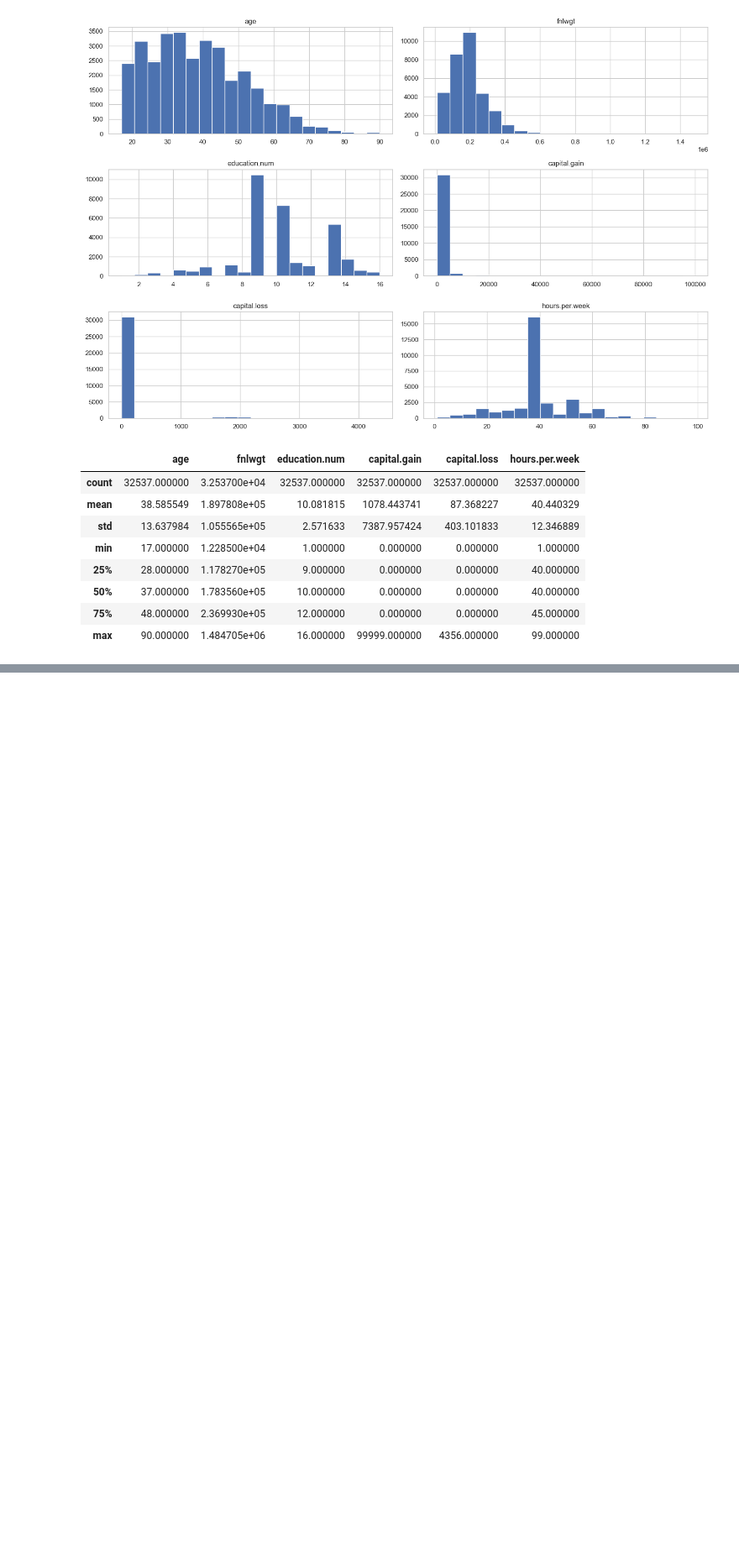
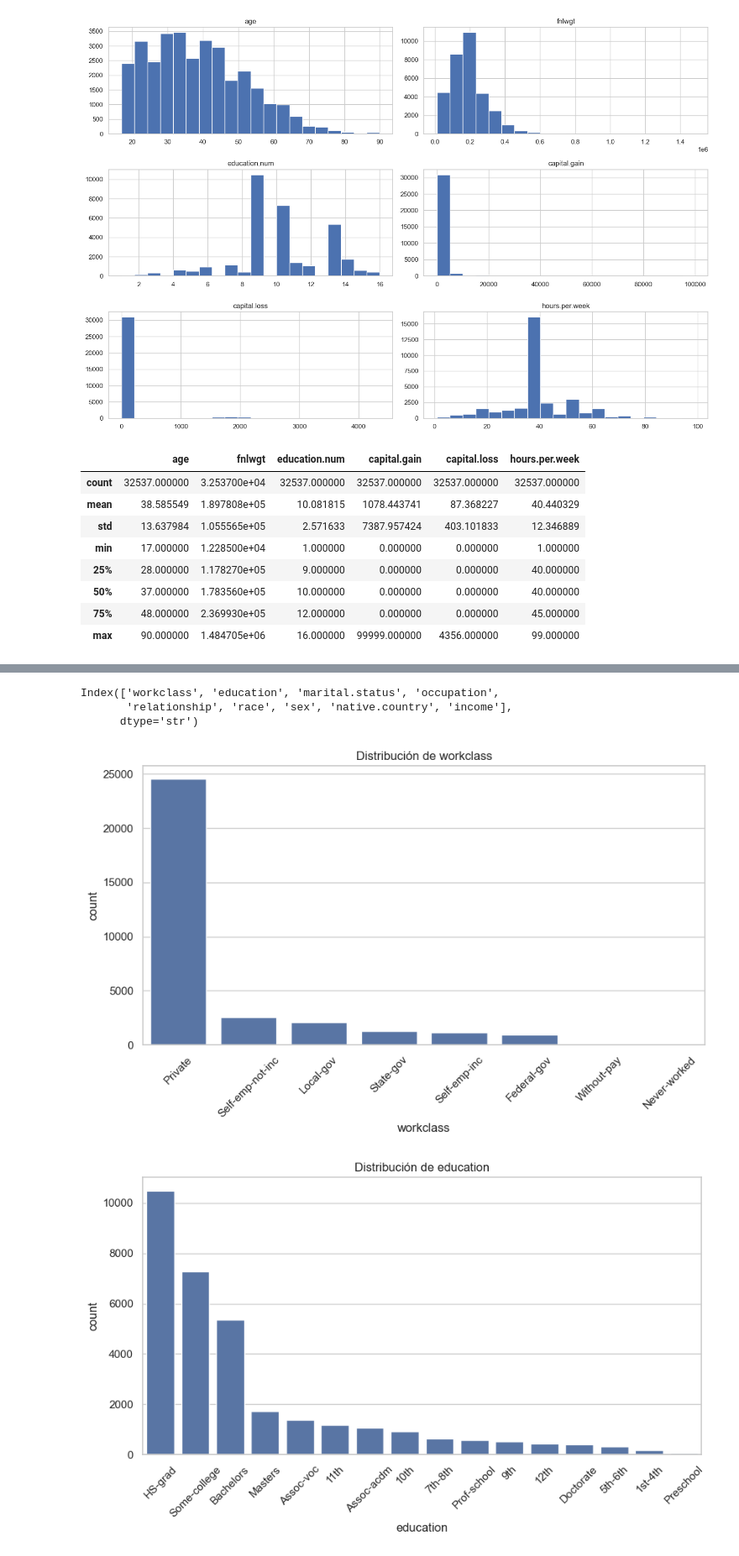
Before and after one commit to agabrielMej/laboratorio_10_MD, a Jupyter notebook: notebooks/labo_10.ipynb, the cells around one changed output, grey strips where cells are left out. Shown at 84% size. Saved outputs shown, nothing was run; the diff lists cells and outputs as text; code cells hidden in the pictures; blank space fills up the shorter version.

```diff
--- a/notebooks/labo_10.ipynb
+++ b/notebooks/labo_10.ipynb
@@ -182,0 +201,31 @@ df[numeric_columns].describe()
+# %%
+## Selección de variables categóricas
+
+categorical_columns = df.select_dtypes(include=['object']).columns
+
+print(categorical_columns)
+# %% [output]
+Index(['workclass', 'education', 'marital.status', 'occupation',
+       'relationship', 'race', 'sex', 'native.country', 'income'],
+      dtype='str')
+# %%
+## Distribución de variables categóricas
+
+for column in categorical_columns:
+
+    plt.figure(figsize=(10,5))
+
+    sns.countplot(
+        data=df,
+        x=column,
+        order=df[column].value_counts().index
+    )
+
+    plt.xticks(rotation=45)
+
+    plt.title(f"Distribución de {column}")
+
+    plt.show()
+# %% [output]
+[figure, added]
+[figure, added]
```
Also changed, not shown: parts of 3 cells of this notebook.
